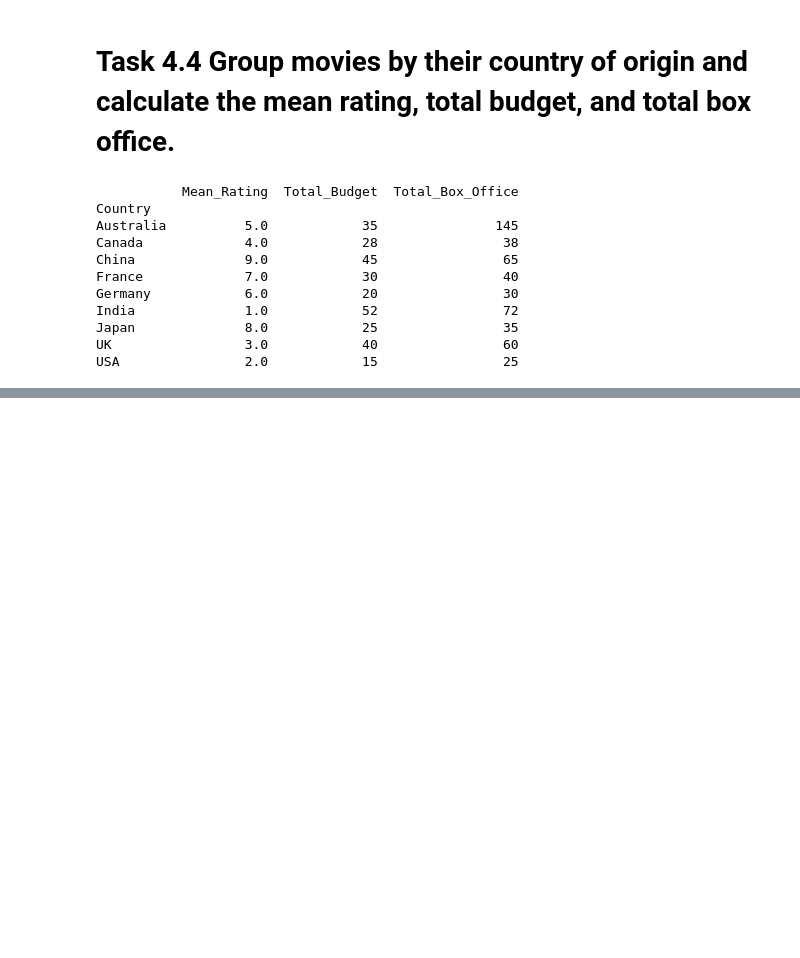
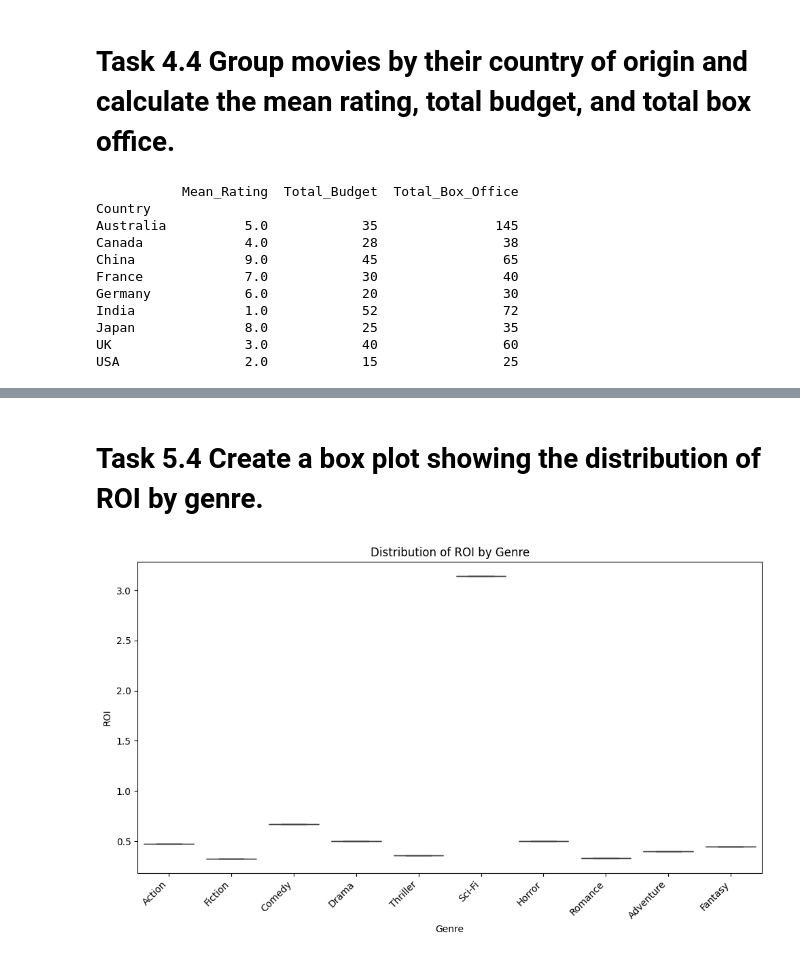
Before and after one commit to zalahu/ZALAi, a Jupyter notebook: Panda_hw.ipynb, the cells around one changed output, grey strips where cells are left out. Cells and saved outputs as stored; diff of their text form; code cells hidden in the pictures; blank space fills up the shorter version.

```diff
--- a/Panda_hw.ipynb
+++ b/Panda_hw.ipynb
@@ -323,0 +460,22 @@ USA                2.0            15                25
+# %% [markdown]
+# Task 5.4 Create a box plot showing the distribution of ROI by genre.
+# %%
+import seaborn as sns
+import matplotlib.pyplot as plt
+
+# Assuming your DataFrame is named 'df' and has columns 'Genre' and 'ROI'
+
+plt.figure(figsize=(10, 6))  # Adjust figure size if needed
+
+# Create the box plot
+sns.boxplot(x='Genre', y='ROI', data=df)
+
+plt.xlabel("Genre")
+plt.ylabel("ROI")
+plt.title("Distribution of ROI by Genre")
+plt.xticks(rotation=45, ha='right')  # Rotate x-axis labels for better readability
+
+plt.tight_layout()
+plt.show()
+# %% [output]
+[figure, added]
```
Also changed, not shown: parts of 11 cells of this notebook.
